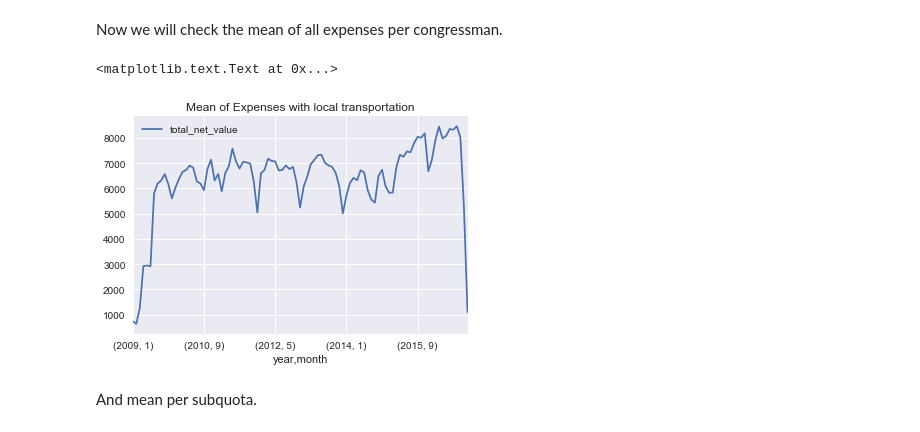
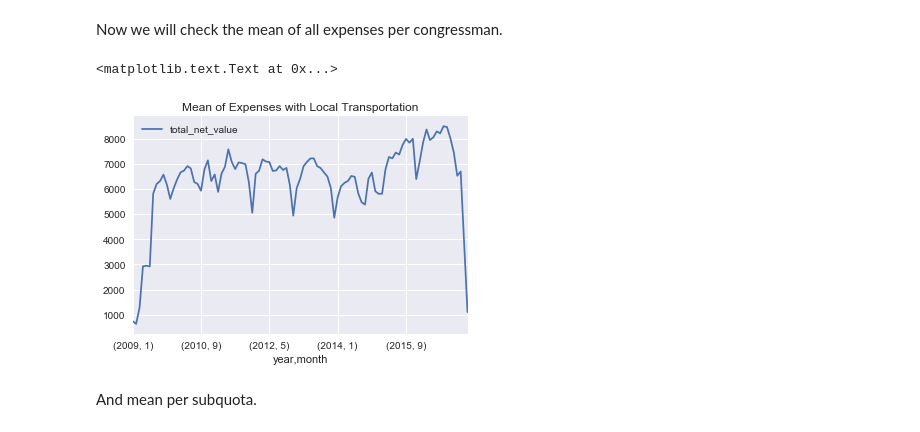
Before and after one commit to okfn-brasil/serenata-de-amor, a Jupyter notebook: develop/2017-04-29-fabiocorreacordeiro-Local-Transportation.ipynb, the cells around one changed output. Saved outputs shown, nothing was run; the diff lists cells and outputs as text; code cells hidden in the pictures.

Commit message:
Analysis of Local Transportation
After to analyze six kinds of suspects reimbursement we found R$240
million to be investigated. There are 1,031 congresspeople and 24,517
companies in this list.¶

```diff
--- a/develop/2017-04-29-fabiocorreacordeiro-Local-Transportation.ipynb
+++ b/develop/2017-04-29-fabiocorreacordeiro-Local-Transportation.ipynb
@@ -20,7 +12,7 @@ import pandas as pd
 import seaborn as sns
 import math
 # %%
-data = pd.read_csv('../data/2017-03-14-reimbursements.xz',
+data = pd.read_csv('../data/2017-03-15-reimbursements.xz',
                    parse_dates=[16],
                    low_memory=False,
                    dtype={'document_id': np.str,
@@ -103,10 +95,10 @@ transportation_mean = transportation_mean.groupby(['year',
                                                    'month']).agg({'total_net_value':'mean'})
 # %%
 transportation_mean.plot()
-plt.title('Mean of Expenses with local transportation')
+plt.title('Mean of Expenses with Local Transportation')
 # %% [output]
 <matplotlib.text.Text at 0x...>
-[figure, old version]
+[figure, new version]
 # %% [markdown]
 And mean per subquota.
 # %%
```
Also changed, not shown: parts of 53 cells of this notebook, 2 other files.
